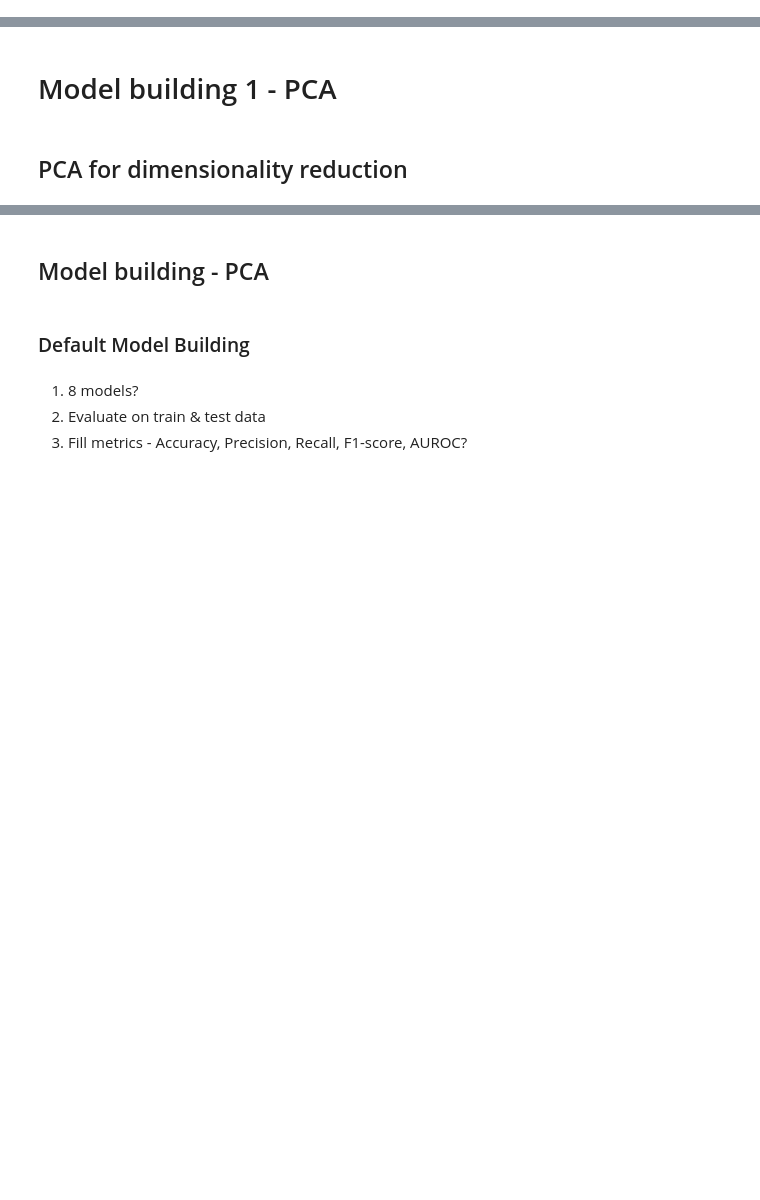
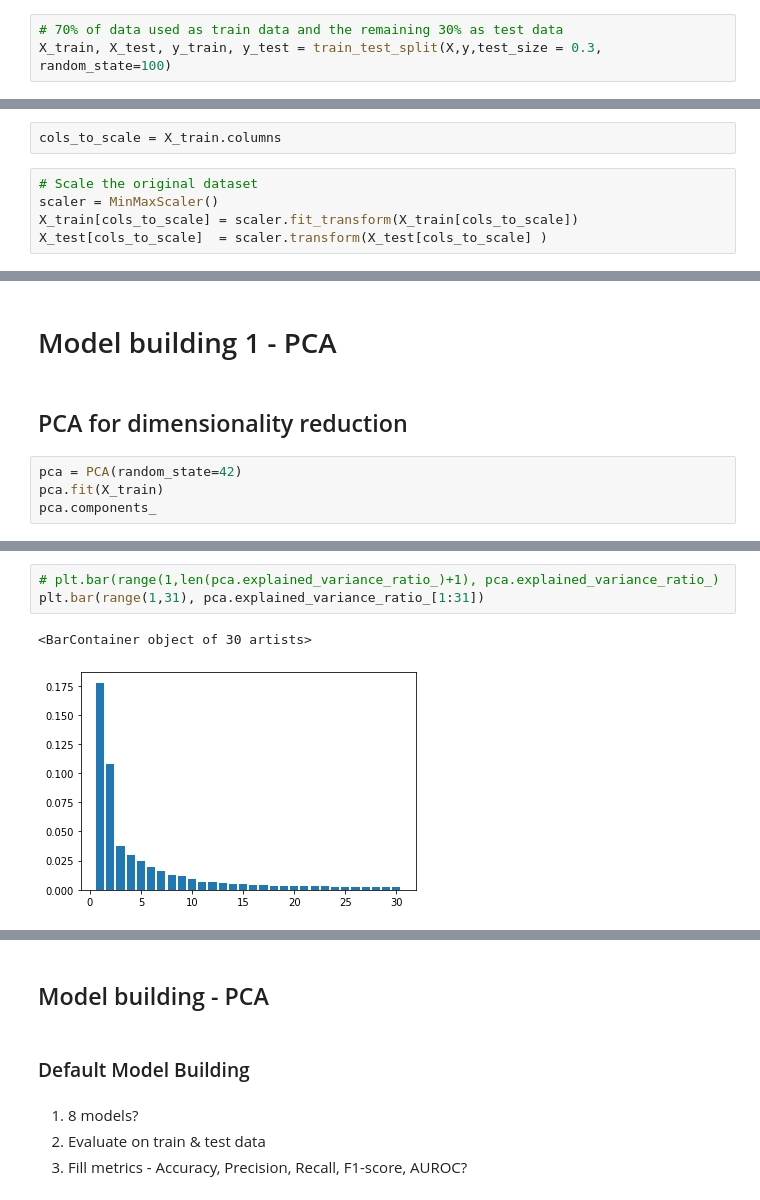
Before and after one commit to Lakshmi-1212/TelecomChurn_CaseStudy, a Jupyter notebook: TelcomChurn_CaseStudy.ipynb, the cells around one changed output, grey strips where cells are left out. Cells and saved outputs as stored; diff of their text form; blank space fills up the shorter version.

```diff
--- a/TelcomChurn_CaseStudy.ipynb
+++ b/TelcomChurn_CaseStudy.ipynb
@@ -499,0 +763,3 @@ sns.pairplot(df)
+# %%
+# 70% of data used as train data and the remaining 30% as test data
+X_train, X_test, y_train, y_test = train_test_split(X,y,test_size = 0.3, random_state=100)
@@ -499,0 +778,7 @@ sns.pairplot(df)
+# %%
+cols_to_scale = X_train.columns
+# %%
+# Scale the original dataset
+scaler = MinMaxScaler()
+X_train[cols_to_scale] = scaler.fit_transform(X_train[cols_to_scale])
+X_test[cols_to_scale]  = scaler.transform(X_test[cols_to_scale] )
@@ -501,3 +938,7 @@ sns.pairplot(df)
 # Model building 1 - PCA
 # %% [markdown]
 ## PCA for dimensionality reduction
+# %%
+pca = PCA(random_state=42)
+pca.fit(X_train)
+pca.components_
@@ -503,0 +979,6 @@ sns.pairplot(df)
+# %%
+# plt.bar(range(1,len(pca.explained_variance_ratio_)+1), pca.explained_variance_ratio_)
+plt.bar(range(1,31), pca.explained_variance_ratio_[1:31])
+# %% [output]
+<BarContainer object of 30 artists>
+[figure, added]
```
Also changed, not shown: parts of 105 cells of this notebook.
